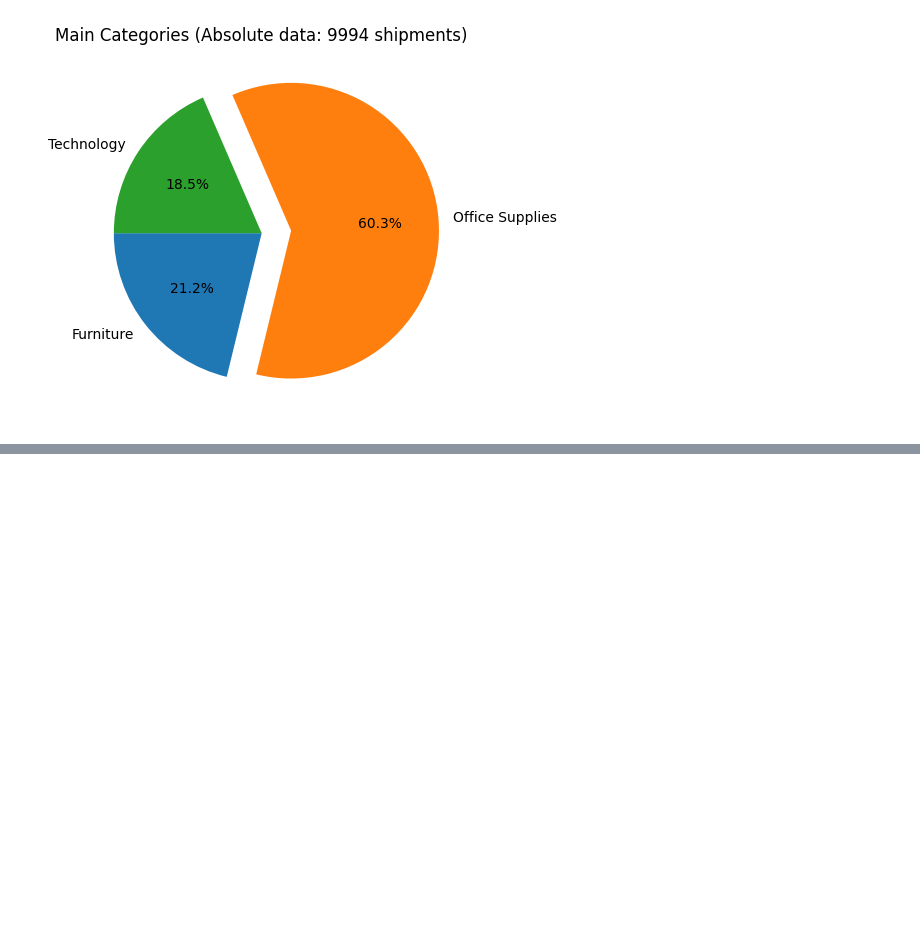
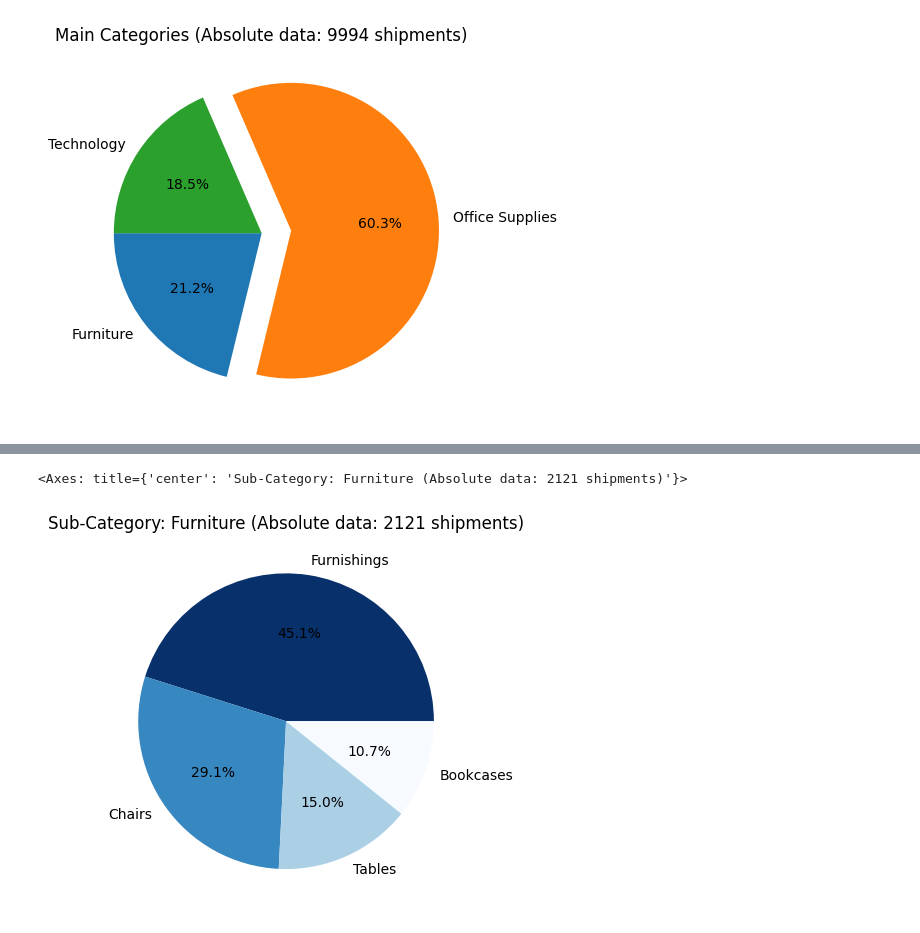
Before and after one commit to manipuppeteer/Data-Analysis-Project-DataCraft, a Jupyter notebook: JansFork.ipynb, the cells around one changed output, grey strips where cells are left out. Saved outputs shown, nothing was run; the diff lists cells and outputs as text; code cells hidden in the pictures; blank space fills up the shorter version.

```diff
--- a/JansFork.ipynb
+++ b/JansFork.ipynb
@@ -54,0 +49,8 @@ Name: Sub-Category, dtype: object
+# %%
+AnzahlFurniture=superstore[Kategorie2]["Sub-Category"].count()
+EintraegeFurniture=superstore[Kategorie2]["Sub-Category"].nunique()
+Furniture=superstore[Kategorie2]["Sub-Category"].value_counts()
+Furniture.plot(kind="pie",ylabel="",autopct="%1.1f%%",explode=(0,0,0,0),title=f"Sub-Category: Furniture (Absolute data: {AnzahlFurniture} shipments)",startangle=0,colormap="Blues_r")
+# %% [output]
+<Axes: title={'center': 'Sub-Category: Furniture (Absolute data: 2121 shipments)'}>
+[figure, added]
```
Also changed, not shown: parts of 6 cells of this notebook.
